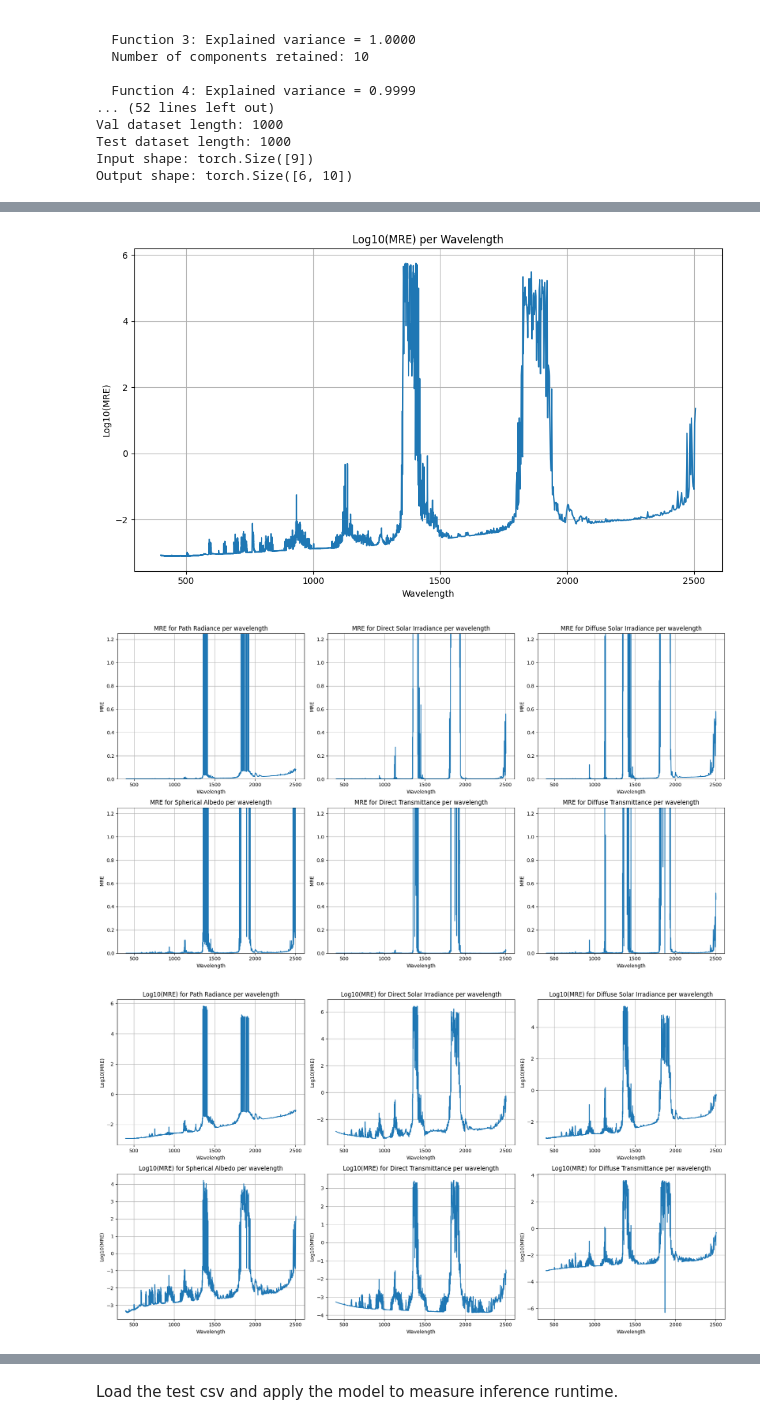
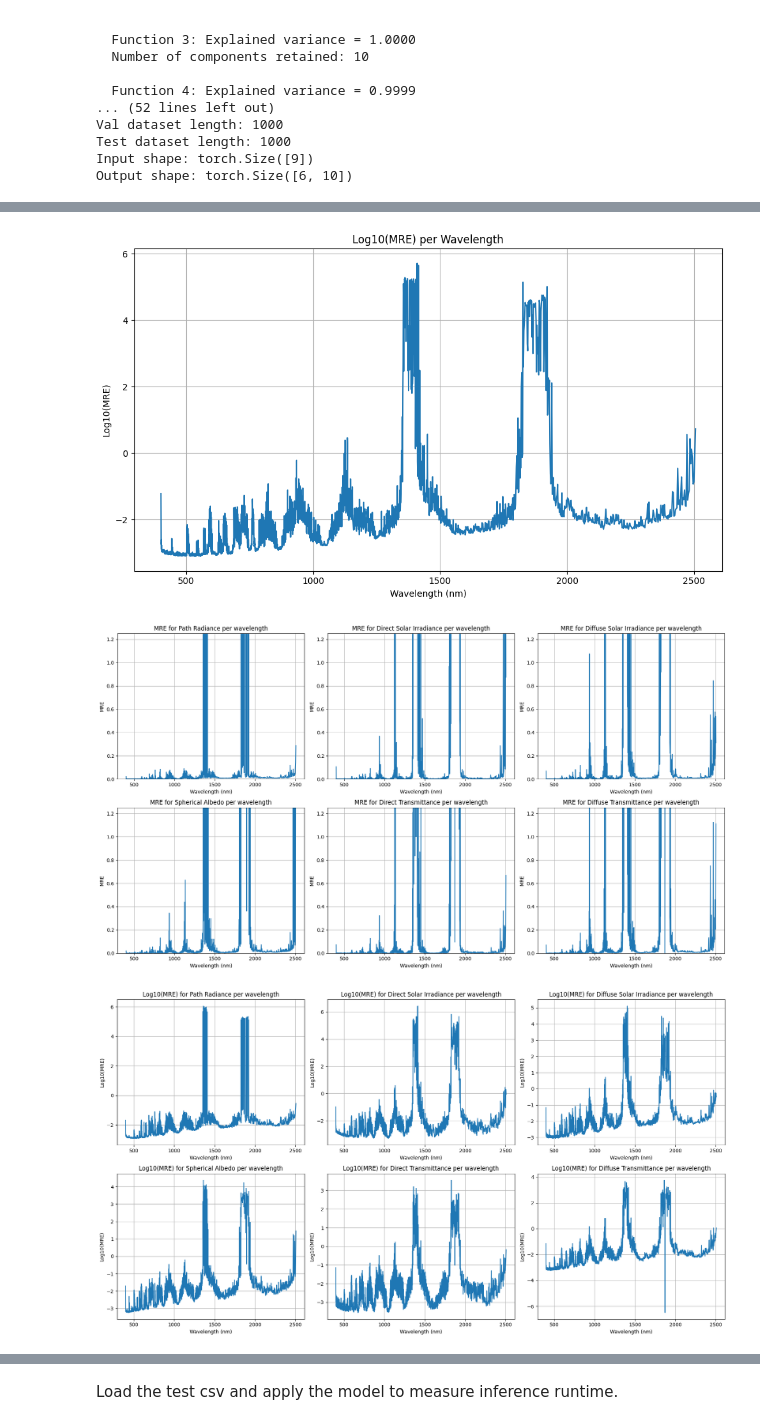
Before and after one commit to Teolul/Masters_Thesis, a Jupyter notebook: nn_pipeline.ipynb, the cells around one changed output, grey strips where cells are left out. Saved outputs shown, nothing was run; the diff lists cells and outputs as text; code cells hidden in the pictures.

```diff
--- a/nn_pipeline.ipynb
+++ b/nn_pipeline.ipynb
@@ -167,7 +174,7 @@ SCALE_TYPES = [
 FULL_DS_MODELS    = {"EmulatorSet1"}
 REDUCED_DS_MODELS = {"EmulatorSet2", "EmulatorSet3", "EmulatorSet4"}
 
-BATCH_SIZE = 4
+BATCH_SIZE = 64
 N_EPOCHS = 100
 PATIENCE = 25
 # %%
@@ -728,6 +735,6 @@ Figure saved to nn_results/nn_results_analysis.png
 # best_model = results_df.loc[results_df["best_val_mre"].idxmin()]
 # print(best_model)
 
-best_model = results_df.loc[results_df["experiment_id"] == "EmulatorSet4_single_standard_10000"].iloc[0]
+best_model = results_df.loc[results_df["experiment_id"] == "EmulatorSet1_single_standard_10000"].iloc[0]
 print(best_model)
 # %% [output]
@@ -829,13 +836,13 @@ for i in range(globals.N_FUNCTIONS):
 mre_per_wvl = utils.mre_score(Y_test, y_pred_test_np, wavelengths, axis=1)
 fig, axes = plt.subplots(1, 2, figsize=(20, 5))
 axes[0].plot(wavelengths, mre_per_wvl)
-axes[0].set_xlabel("Wavelength")
+axes[0].set_xlabel("Wavelength (nm)")
 axes[0].set_ylabel("MRE")
 axes[0].set_title("MRE per Wavelength")
 axes[0].grid()
 axes[1].plot(wavelengths, mre_per_wvl)
 axes[1].set_ylim(0, 0.6)
-axes[1].set_xlabel("Wavelength")
+axes[1].set_xlabel("Wavelength (nm)")
 axes[1].set_ylabel("MRE")
 axes[1].set_title("MRE per Wavelength (Zoomed)")
 axes[1].grid()
@@ -846,7 +853,7 @@ plt.show()
 mre_per_wvl_log = np.log10(mre_per_wvl + 1e-10)  # add small value to avoid log(0)
 plt.figure(figsize=(10, 6))
 plt.plot(wavelengths, mre_per_wvl_log)
-plt.xlabel("Wavelength")
+plt.xlabel("Wavelength (nm)")
 plt.ylabel("Log10(MRE)")
 plt.title("Log10(MRE) per Wavelength")
 plt.grid()
@@ -859,7 +866,7 @@ axes = axes.flatten()
 for i in range(globals.N_FUNCTIONS):
     axes[i].plot(wavelengths, mre_per_func_wvl[i])
     axes[i].set_ylim(0, 1.25)
-    axes[i].set_xlabel("Wavelength")
+    axes[i].set_xlabel("Wavelength (nm)")
     axes[i].set_ylabel("MRE")
     axes[i].set_title(f"MRE for {globals.function_names_plots[i]} per wavelength")
     axes[i].grid()
@@ -872,7 +879,7 @@ fig, axes = plt.subplots(2, 3, figsize=(18, 10))
 axes = axes.flatten()
 for i in range(globals.N_FUNCTIONS):
     axes[i].plot(wavelengths, mre_per_func_wvl_log[i])
-    axes[i].set_xlabel("Wavelength")
+    axes[i].set_xlabel("Wavelength (nm)")
     axes[i].set_ylabel("Log10(MRE)")
     axes[i].set_title(f"Log10(MRE) for {globals.function_names_plots[i]} per wavelength")
     axes[i].grid()
@@ -890,6 +897,6 @@ Diffuse Transmittance MRE: 0.0016
-[figure, old version]
+[figure, new version]
-[figure, old version]
+[figure, new version]
-[figure, old version]
+[figure, new version]
 # %%
 mae = utils.mae_score(Y_test, y_pred_test_np, wavelengths)
 print("Testing MAE:", mae)
```
Also changed, not shown: parts of 14 cells of this notebook, 4 other files.
